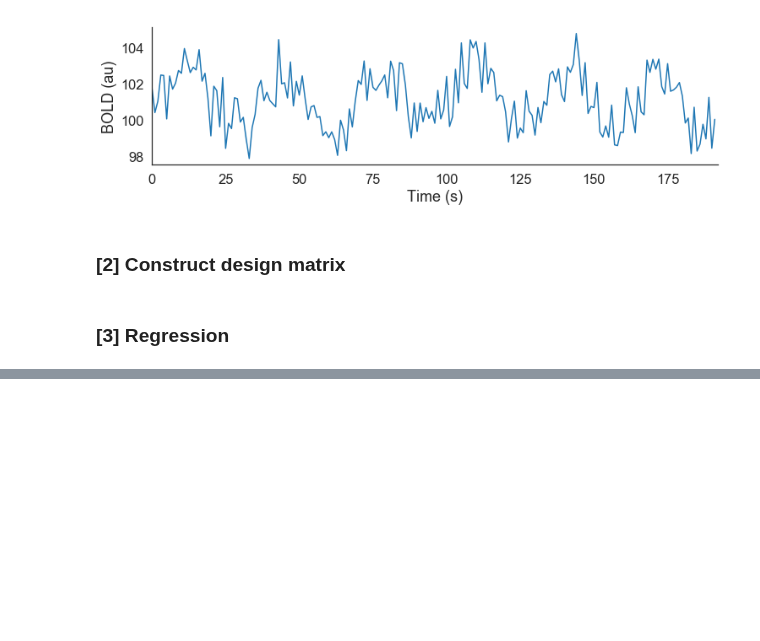
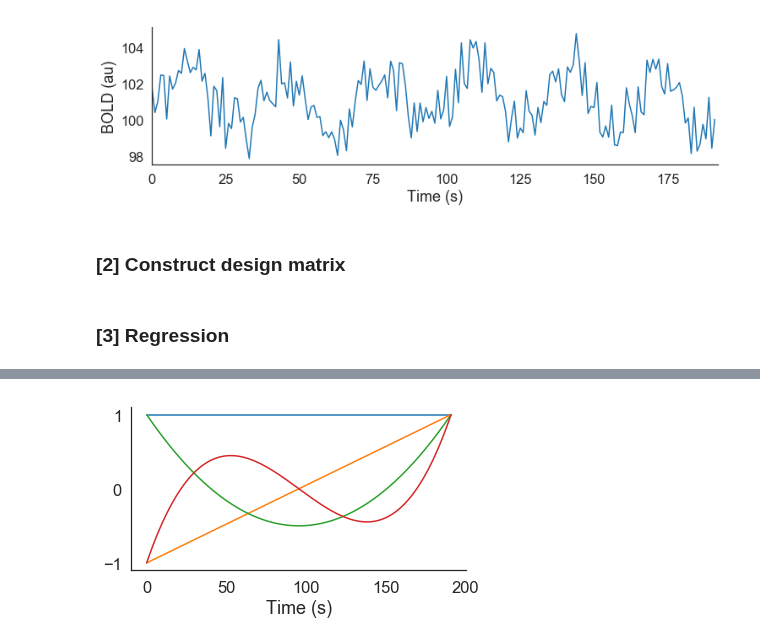
Before and after one commit to yunchang-z/neu502b-lab, a Jupyter notebook: fmri-02/fmri-02-solutions.ipynb, the cells around one changed output, grey strips where cells are left out. Cells and saved outputs as stored; diff of their text form; code cells hidden in the pictures; blank space fills up the shorter version.

```diff
--- a/fmri-02/fmri-02-solutions.ipynb
+++ b/fmri-02/fmri-02-solutions.ipynb
@@ -148,0 +229,13 @@ mu = 2.496
+# %%
+from fmritools import legendre
+
+## Generate Legendre polynomials.
+Z = legendre(times.size, order=3)
+
+## Plot.
+fig, ax = plt.subplots(1,1,figsize=(6,3))
+ax.plot(times, Z);
+ax.set(xlabel='Time (s)')
+sns.despine()
+# %% [output]
+[figure, added]
```
Also changed, not shown: parts of 11 cells of this notebook, 2 other files.
